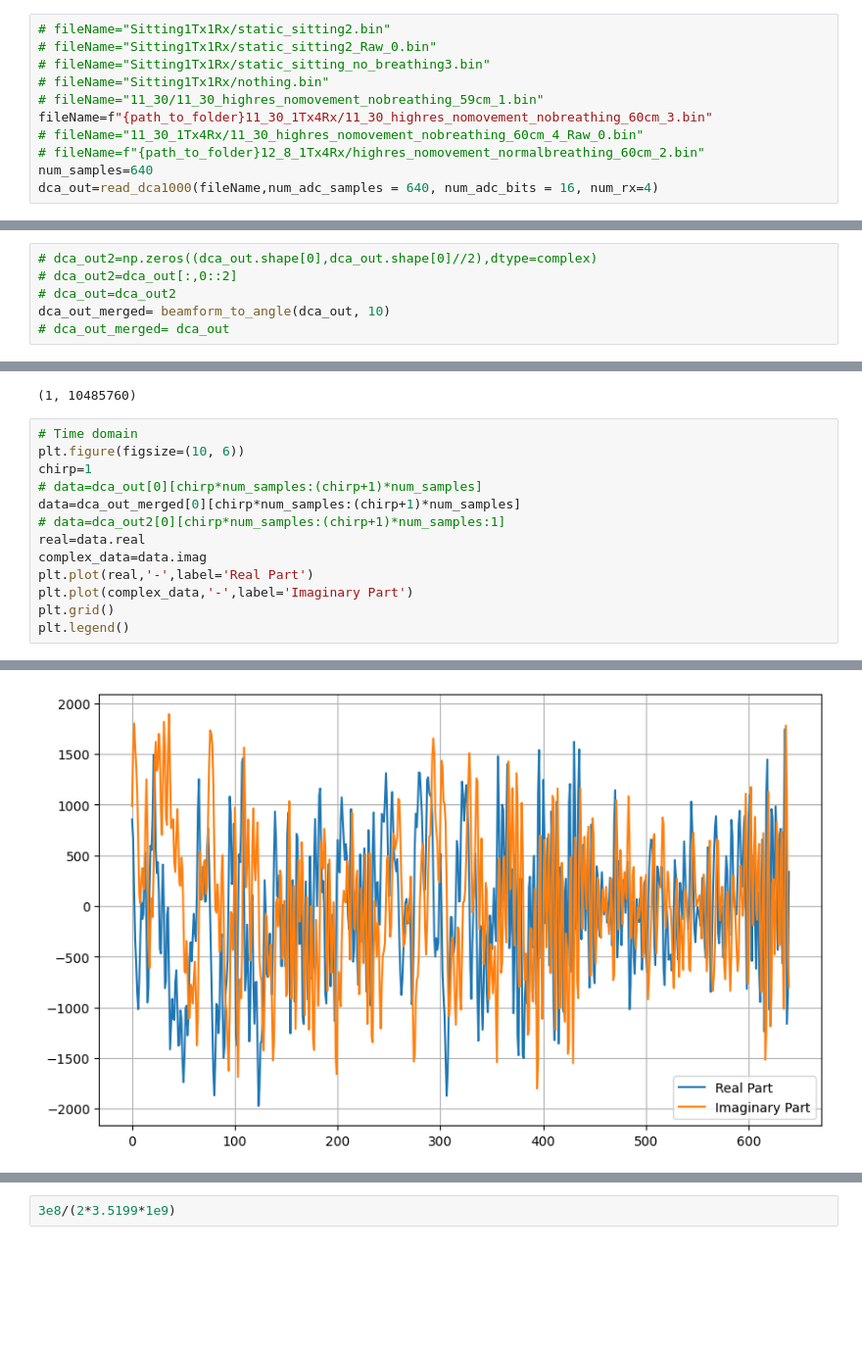
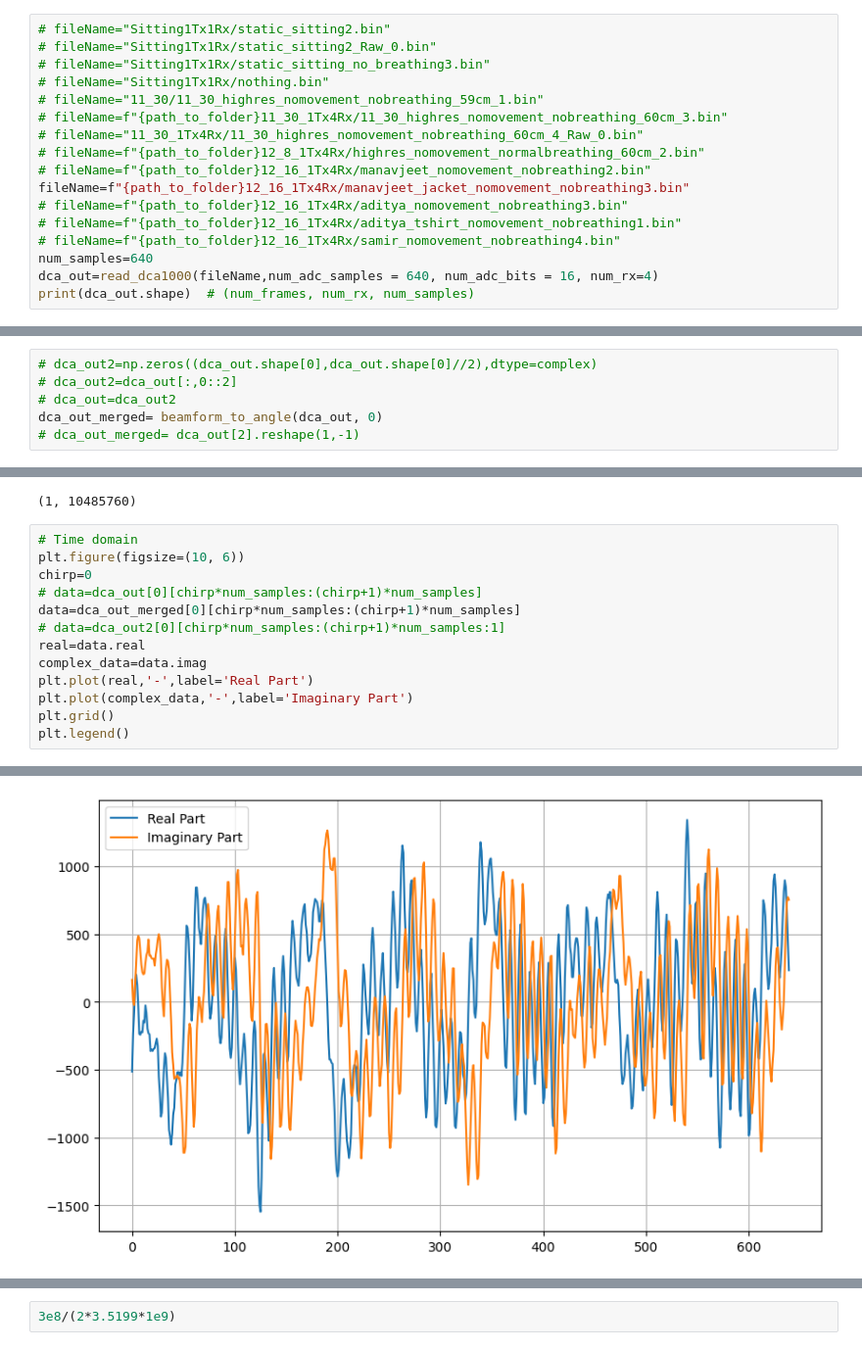
Before and after one commit to manavjeetsingh/mmWaveDataExtraction, a Jupyter notebook: rawDataProcessing4Rx1TxHighRes.ipynb, the cells around one changed output, grey strips where cells are left out. Shown at 98% size. Cells and saved outputs as stored; diff of their text form; blank space fills up the shorter version.

```diff
--- a/rawDataProcessing4Rx1TxHighRes.ipynb
+++ b/rawDataProcessing4Rx1TxHighRes.ipynb
@@ -11,8 +12,14 @@ path_to_folder="/Volumes/Elements/mmWaveData/"
 # fileName="Sitting1Tx1Rx/static_sitting_no_breathing3.bin"
 # fileName="Sitting1Tx1Rx/nothing.bin"
 # fileName="11_30/11_30_highres_nomovement_nobreathing_59cm_1.bin"
-fileName=f"{path_to_folder}11_30_1Tx4Rx/11_30_highres_nomovement_nobreathing_60cm_3.bin"
+# fileName=f"{path_to_folder}11_30_1Tx4Rx/11_30_highres_nomovement_nobreathing_60cm_3.bin"
 # fileName="11_30_1Tx4Rx/11_30_highres_nomovement_nobreathing_60cm_4_Raw_0.bin"
 # fileName=f"{path_to_folder}12_8_1Tx4Rx/highres_nomovement_normalbreathing_60cm_2.bin"
+# fileName=f"{path_to_folder}12_16_1Tx4Rx/manavjeet_nomovement_nobreathing2.bin"
+fileName=f"{path_to_folder}12_16_1Tx4Rx/manavjeet_jacket_nomovement_nobreathing3.bin"
+# fileName=f"{path_to_folder}12_16_1Tx4Rx/aditya_nomovement_nobreathing3.bin"
+# fileName=f"{path_to_folder}12_16_1Tx4Rx/aditya_tshirt_nomovement_nobreathing1.bin"
+# fileName=f"{path_to_folder}12_16_1Tx4Rx/samir_nomovement_nobreathing4.bin"
 num_samples=640
 dca_out=read_dca1000(fileName,num_adc_samples = 640, num_adc_bits = 16, num_rx=4)
+print(dca_out.shape)  # (num_frames, num_rx, num_samples)
@@ -191,8 +200,8 @@ print(dca_out[0][1:10])
 # dca_out2=np.zeros((dca_out.shape[0],dca_out.shape[0]//2),dtype=complex)
 # dca_out2=dca_out[:,0::2]
 # dca_out=dca_out2
-dca_out_merged= beamform_to_angle(dca_out, 10)
-# dca_out_merged= dca_out
+dca_out_merged= beamform_to_angle(dca_out, 0)
+# dca_out_merged= dca_out[2].reshape(1,-1)
 # %%
 dca_out_merged.shape
 # %% [output]
@@ -200,19 +209,19 @@ dca_out_merged.shape
 # %%
 # Time domain
 plt.figure(figsize=(10, 6))
-chirp=1
+chirp=0
 # data=dca_out[0][chirp*num_samples:(chirp+1)*num_samples]
 data=dca_out_merged[0][chirp*num_samples:(chirp+1)*num_samples]
 # data=dca_out2[0][chirp*num_samples:(chirp+1)*num_samples:1]
 real=data.real
 complex_data=data.imag
 plt.plot(real,'-',label='Real Part')
 plt.plot(complex_data,'-',label='Imaginary Part')
 plt.grid()
 plt.legend()
 # %% [output]
 <matplotlib.legend.Legend at 0x...>
-[figure, old version]
+[figure, new version]
 # %%
 print(dca_out)
 print(dca_out.shape)
```
Also changed, not shown: parts of 14 cells of this notebook, 3 other files.
